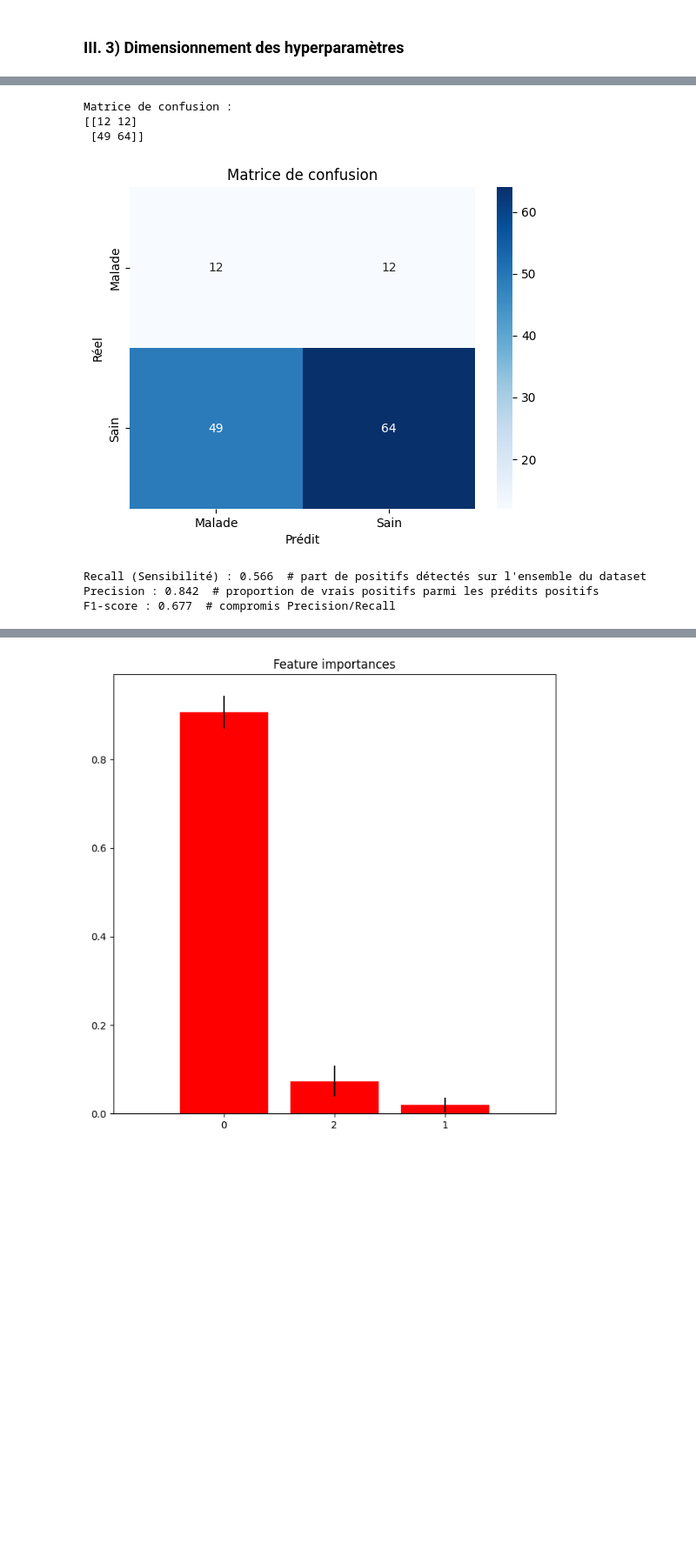
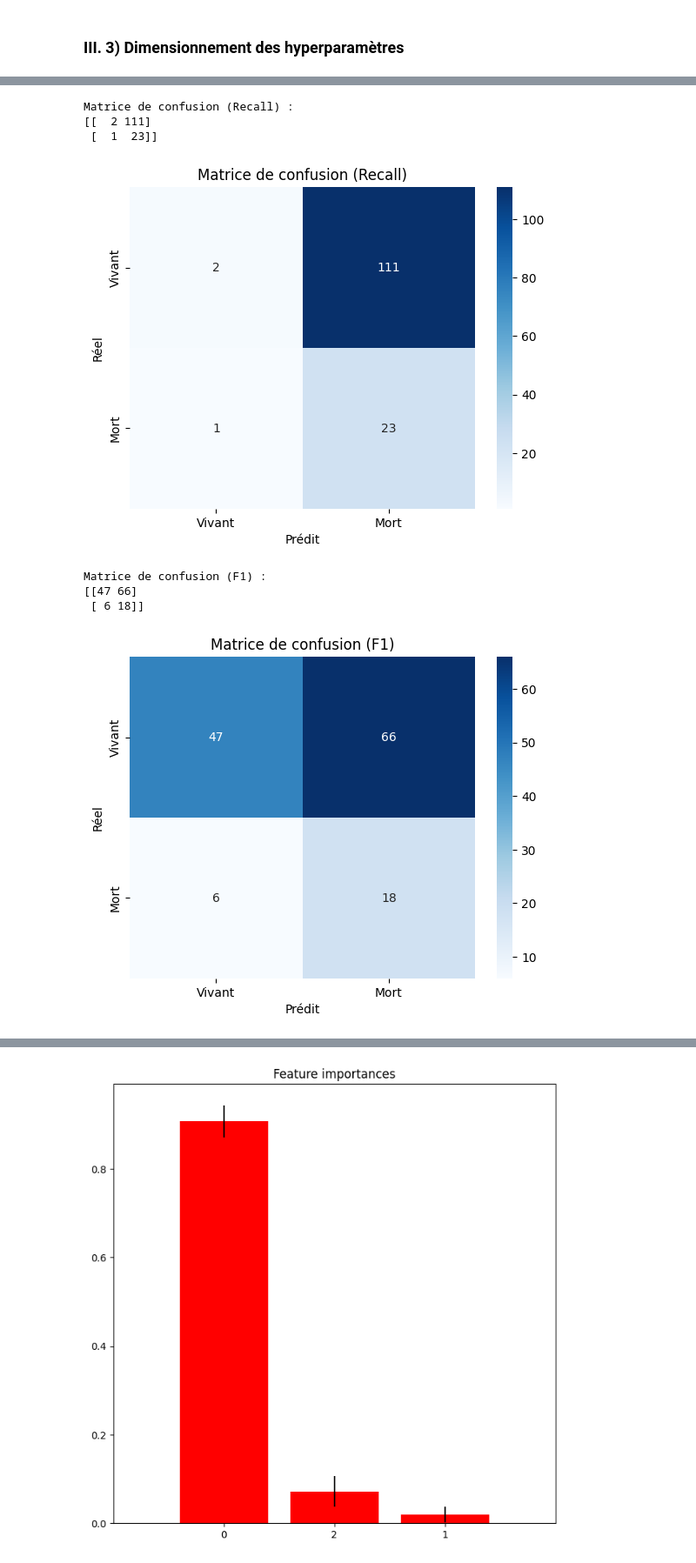
Before and after one commit to pupintimeo-max/Project-ML, a Jupyter notebook: Notebook.ipynb, the cells around one changed output, grey strips where cells are left out. Shown at 87% size. Saved outputs shown, nothing was run; the diff lists cells and outputs as text; code cells hidden in the pictures; blank space fills up the shorter version.

```diff
--- a/Notebook.ipynb
+++ b/Notebook.ipynb
@@ -412,7 +427,7 @@ from xgboost import XGBClassifier
 X = dict_df["study_cohort"].drop("hospital_outcome_1alive_0dead", axis=1)
 y = dict_df["study_cohort"]["hospital_outcome_1alive_0dead"]
 
-ratio_neg_pos = 0.2
+ratio_neg_pos = (dict_df["study_cohort"]["hospital_outcome_1alive_0dead"]==0).sum() / (dict_df["study_cohort"]["hospital_outcome_1alive_0dead"]==1).sum()  #donner plus de poids à la classe des morts (1) car moins représentée
 
 model = XGBClassifier(
     objective='binary:logistic',
@@ -607,11 +589,16 @@ On va donc chercher les hyperparamètres pour lesquels le score f1 est le meille
 # %%
-# Filtrer les résultats où recall < 1
-filtered_results = [r for r in results if r['recall'] < 1]
+
+# Trouver celui avec le recall le plus élevé
+best_result_recall = max(results, key=lambda r: r['recall'])
+
+# Afficher le résultat optimal
+print("Meilleur résultat (au sens du recall) :")
+print(best_result_recall)
 
 # Trouver celui avec le F1 le plus élevé
-best_result = max(filtered_results, key=lambda r: r['f1'])
+best_result_f1 = max(results, key=lambda r: r['f1'])
 
 # Afficher le résultat optimal
-print("Meilleur résultat (sans recall=1) :")
-print(best_result)
+print("Meilleur résultat (au sens du F1) :")
+print(best_result_f1)
 # %% [output]
@@ -654,38 +658,40 @@ XGBClassifier(base_score=None, booster=None, callbacks=None,
 # %%
-# Features et cible de la cohorte de validation
-X_val = dict_df["validation_cohort"].drop("hospital_outcome_1alive_0dead", axis=1)
-y_val = dict_df["validation_cohort"]["hospital_outcome_1alive_0dead"]
-
 # Prédictions
-y_pred = model.predict(X_val)
+y_pred_recall = model_recall.predict(X_val)
+y_pred_f1 = model_f1.predict(X_val)
 
 # Matrice de confusion
-cm = confusion_matrix(y_val, y_pred)
-print("Matrice de confusion :")
-print(cm)
+cm_recall = confusion_matrix(y_val, y_pred_recall)
+cm_f1 = confusion_matrix(y_val, y_pred_f1)
 
-# Affichage graphique
-sns.heatmap(cm, annot=True, fmt='d', cmap='Blues',
-            xticklabels=['Malade', 'Sain'], yticklabels=['Malade', 'Sain'])
+
+
+# Affichage graphique recall
+print("Matrice de confusion (Recall) :")
+print(cm_recall)
+sns.heatmap(cm_recall, annot=True, fmt='d', cmap='Blues',
+            xticklabels=['Vivant', 'Mort'], yticklabels=['Vivant', 'Mort'])
 plt.xlabel("Prédit")
 plt.ylabel("Réel")
-plt.title("Matrice de confusion")
+plt.title("Matrice de confusion (Recall)")
 plt.show()
 
-# Calcul des métriques
-recall = recall_score(y_val, y_pred)
-precision = precision_score(y_val, y_pred)
-f1 = f1_score(y_val, y_pred)
-
-print(f"Recall (Sensibilité) : {recall:.3f}  # part de positifs détectés sur l'ensemble du dataset")
-print(f"Precision : {precision:.3f}  # proportion de vrais positifs parmi les prédits positifs")
-print(f"F1-score : {f1:.3f}  # compromis Precision/Recall")
+# Affichage graphique F1
+print("Matrice de confusion (F1) :")
+print(cm_f1)
+sns.heatmap(cm_f1, annot=True, fmt='d', cmap='Blues',
+            xticklabels=['Vivant', 'Mort'], yticklabels=['Vivant', 'Mort'])
+plt.xlabel("Prédit")
+plt.ylabel("Réel")
+plt.title("Matrice de confusion (F1)")
+plt.show()
 # %% [output]
-Matrice de confusion :
-[[12 12]
- [49 64]]
+Matrice de confusion (Recall) :
+[[  2 111]
+ [  1  23]]
-[figure, old version]
+[figure, new version]
-Recall (Sensibilité) : 0.566  # part de positifs détectés sur l'ensemble du dataset
-Precision : 0.842  # proportion de vrais positifs parmi les prédits positifs
-F1-score : 0.677  # compromis Precision/Recall
+Matrice de confusion (F1) :
+[[47 66]
+ [ 6 18]]
+[figure, added]
 # %% [markdown]
```
Also changed, not shown: parts of 35 cells of this notebook.
